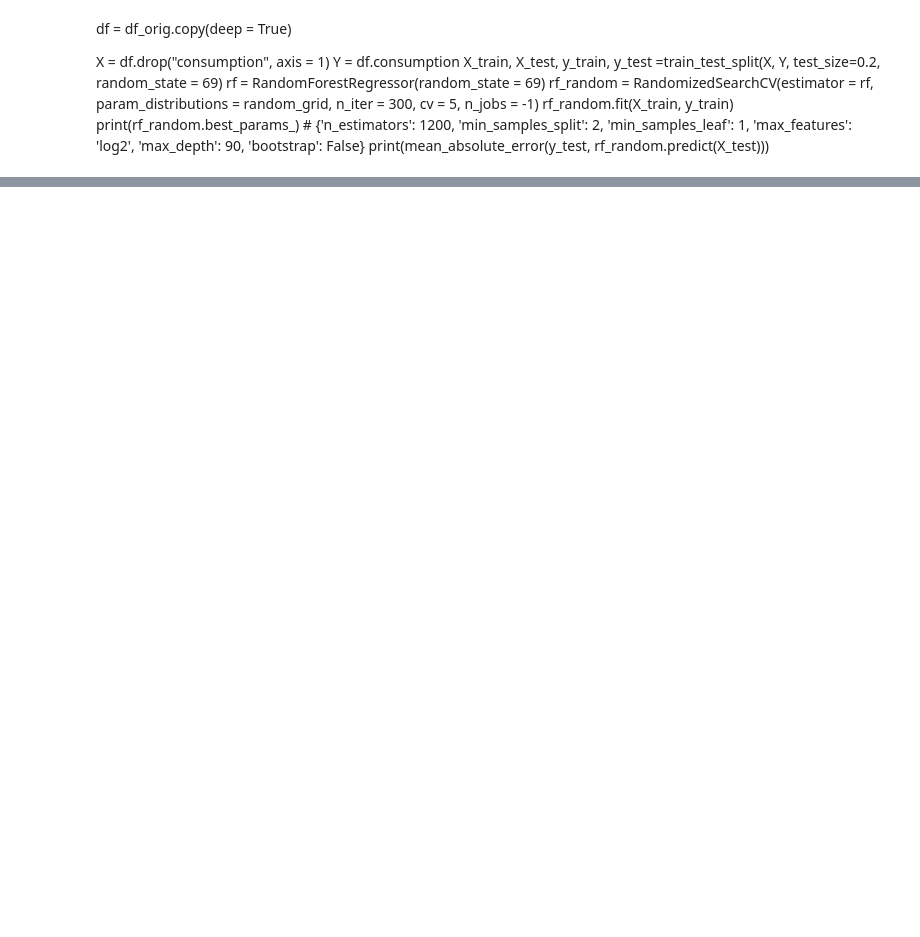
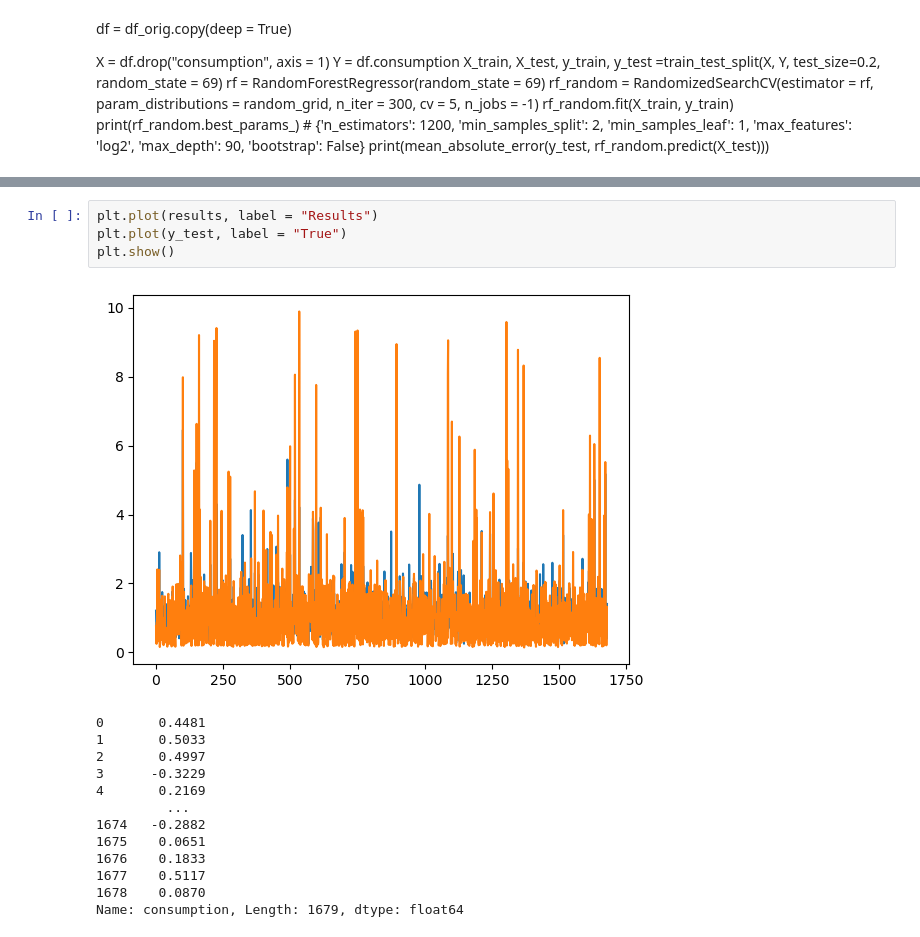
Before and after one commit to ukawaii/Sissejuhatus-andmeteadusesse---project, a Jupyter notebook: Projekt/Projekti energy models.ipynb, the cells around one changed output, grey strips where cells are left out. Saved outputs shown, nothing was run; the diff lists cells and outputs as text; blank space fills up the shorter version.

```diff
--- a/Projekt/Projekti energy models.ipynb
+++ b/Projekt/Projekti energy models.ipynb
@@ -268,0 +319,18 @@ print(mean_absolute_error(y_test, rf_random.predict(X_test)))
+# %%
+plt.plot(results, label = "Results")
+plt.plot(y_test, label = "True")
+plt.show()
+# %% [output]
+[figure, added]
+0       0.4481
+1       0.5033
+2       0.4997
+3      -0.3229
+4       0.2169
+         ...
+1674   -0.2882
+1675    0.0651
+1676    0.1833
+1677    0.5117
+1678    0.0870
+Name: consumption, Length: 1679, dtype: float64
```
Also changed, not shown: parts of 20 cells of this notebook.
